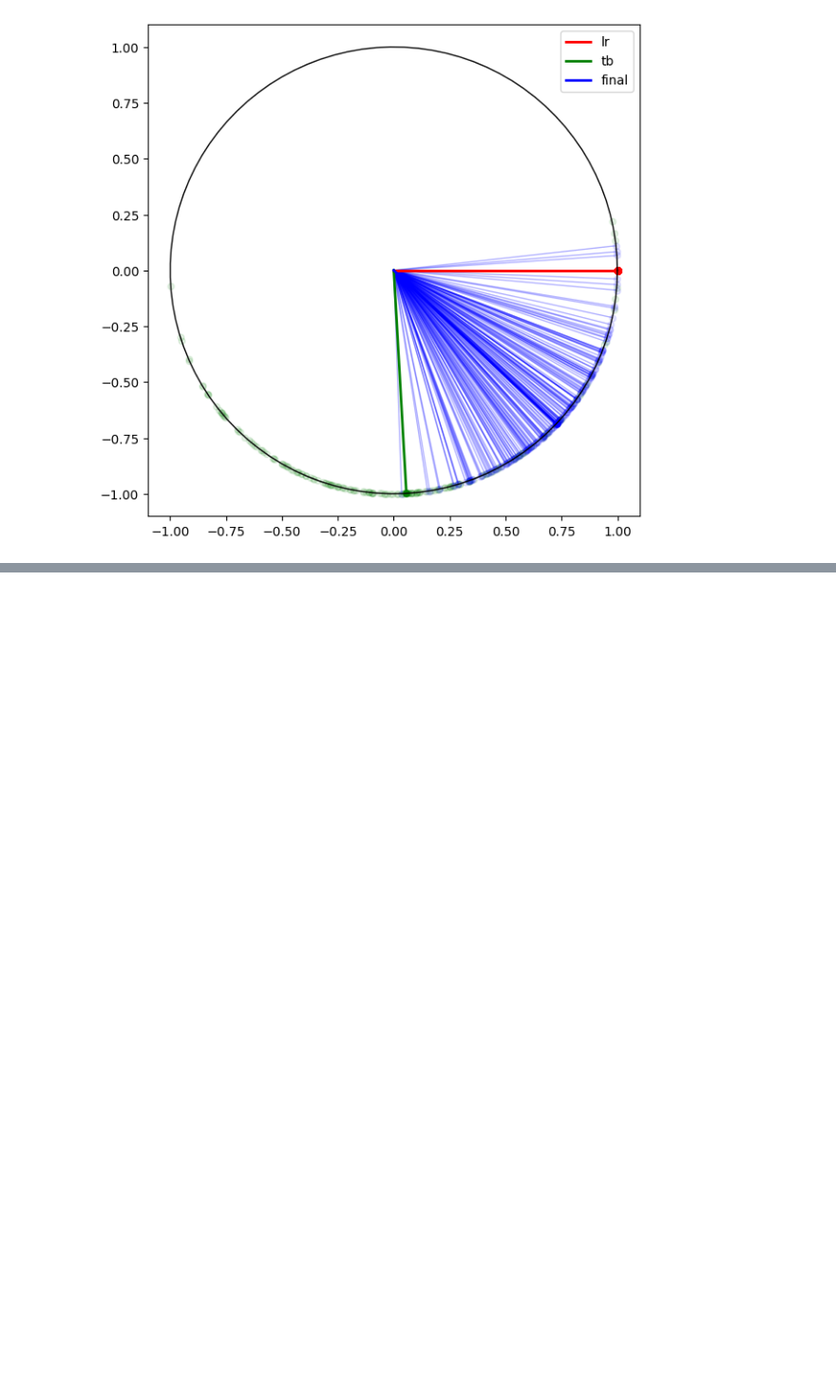
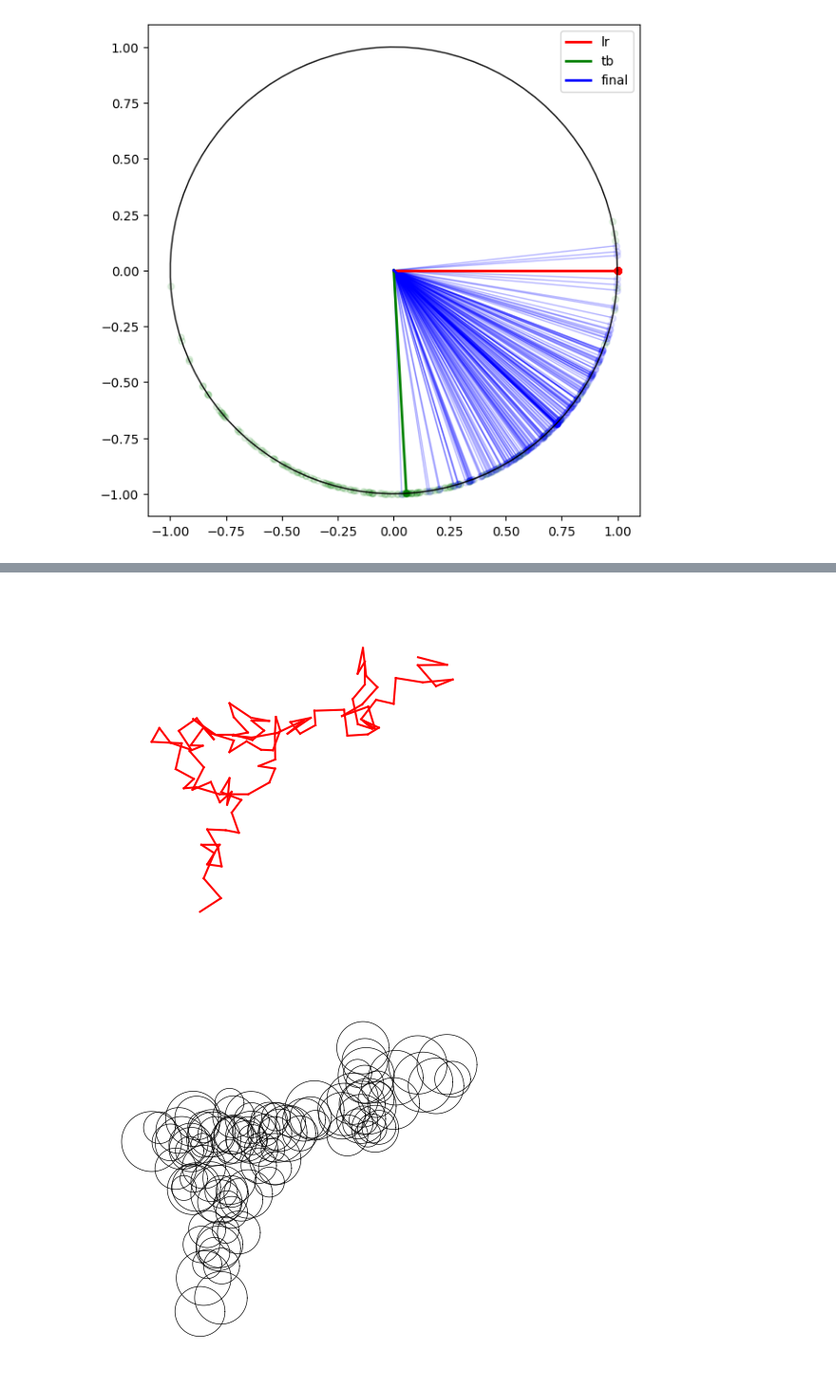
Before and after one commit to viktor-kertanov/hmmg, a Jupyter notebook: notebooks/colorful_vectors/colorful_vectors.ipynb, the cells around one changed output, grey strips where cells are left out. Shown at 95% size. Saved outputs shown, nothing was run; the diff lists cells and outputs as text; code cells hidden in the pictures; blank space fills up the shorter version.

```diff
--- a/notebooks/colorful_vectors/colorful_vectors.ipynb
+++ b/notebooks/colorful_vectors/colorful_vectors.ipynb
@@ -296,0 +235,57 @@ plt.show()
+# %%
+colors = ['r', 'g', 'b']
+unit_thetas = np.linspace(0, 2*np.pi, 100)
+
+for i in range(1):
+    num_vectros = np.random.randint(80,120)
+    coords = random_walk_builder(
+        num_vectros,
+        vector_len=10,
+        vector_len_mu=2,
+        max_x = 700,
+        max_y = 500
+    )
+    max_x = np.max([el[0] for el in coords])+50
+    min_x = np.min([el[0] for el in coords])-50
+    max_y = np.max([el[1] for el in coords])+50
+    min_y = np.min([el[1] for el in coords])-50
+
+    chain = get_vector_chain_from_points(coords)
+    for v in chain:
+        a, b = v[0], v[1]
+        plt.plot([a[0], b[0]], [a[1], b[1]], color=colors[i])
+
+    plt.axis('off')
+    plt.axis([min_x, max_x, min_y, max_y])
+    plt.gca().set_aspect('equal')
+    plt.gcf().set_size_inches(7, 5)
+    plt.savefig(f'output/1-red.svg')
+    plt.show()
+
+    for v in chain:
+        a, b = v[0], v[1]
+        radius = np.sqrt((b[0]-a[0])**2 + (b[1]-a[1])**2)
+        plt.plot(np.cos(unit_thetas)*radius+a[0], np.sin(unit_thetas)*radius+a[1], 'k', linewidth=0.5)
+
+    plt.axis('off')
+    plt.axis([min_x, max_x, min_y, max_y])
+    plt.gca().set_aspect('equal')
+    plt.gcf().set_size_inches(7, 5)
+    plt.savefig('output/2-circles.svg')
+    plt.show()
+
+    for v in chain:
+        a, b = v[0], v[1]
+        plt.plot([a[0], b[0]], [a[1], b[1]], color=colors[i])
+        radius = np.sqrt((b[0]-a[0])**2 + (b[1]-a[1])**2)
+        plt.plot(np.cos(unit_thetas)*radius+a[0], np.sin(unit_thetas)*radius+a[1], 'k', linewidth=0.5)
+
+    plt.axis('off')
+    plt.axis([min_x, max_x, min_y, max_y])
+    plt.gca().set_aspect('equal')
+    plt.gcf().set_size_inches(7, 5)
+    plt.savefig('output/full.svg')
+    plt.show()
+# %% [output]
+[figure, added]
+[figure, added]
```
Also changed, not shown: parts of 10 cells of this notebook, 4 other files.
